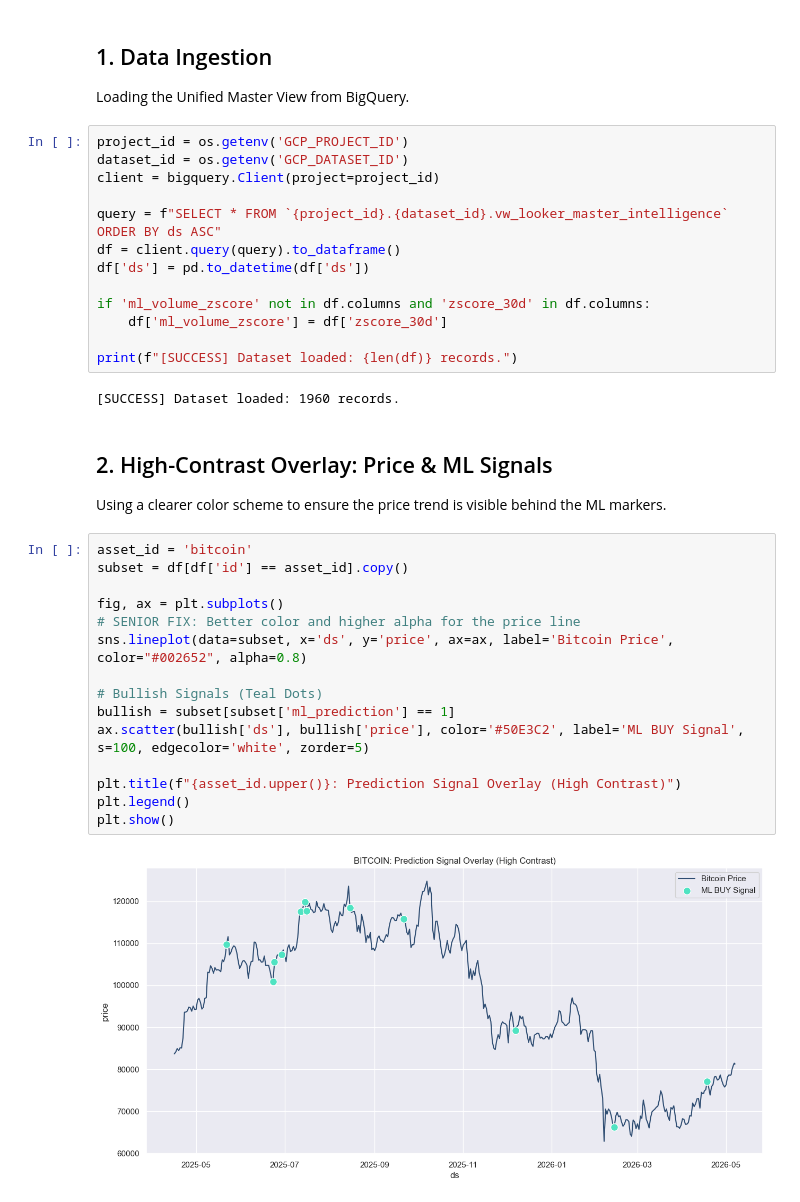
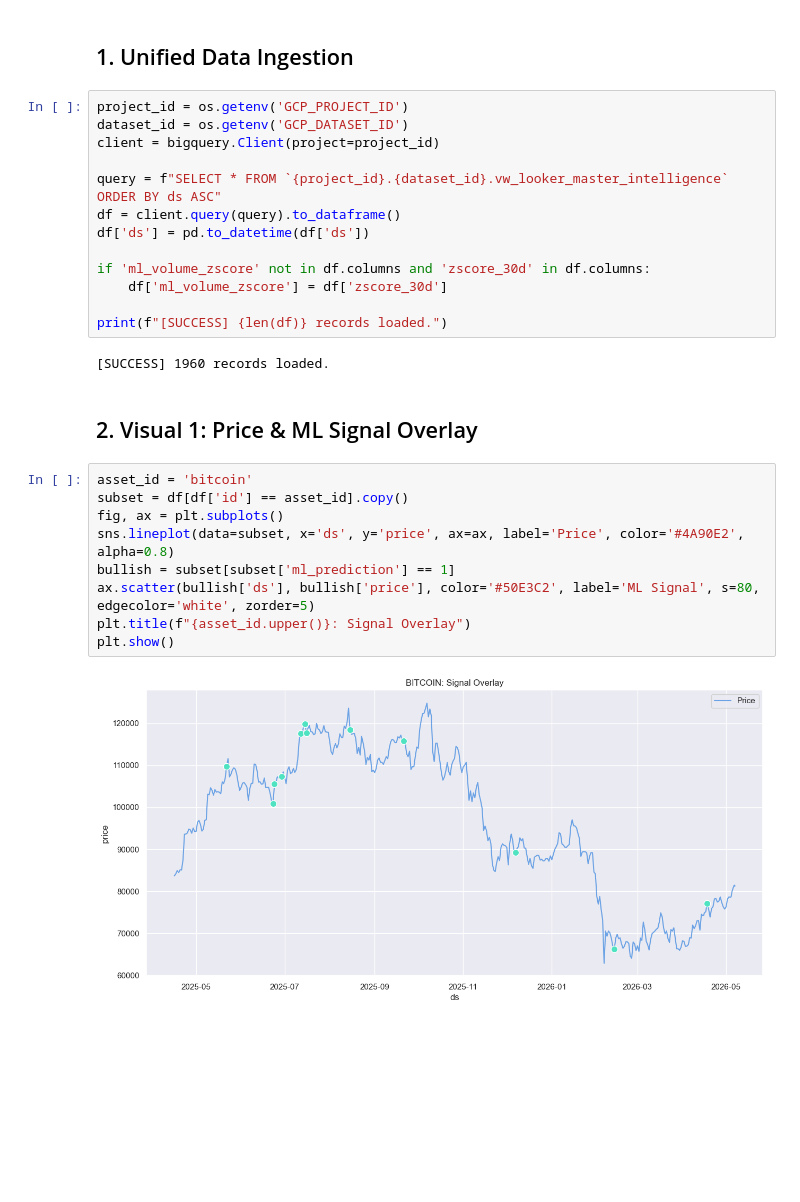
Before and after one commit to jose-cortes-ramos/crypto-ml-predictor, a Jupyter notebook: notebooks/03_dashboard_prototyping.ipynb, the cells around one changed output. Saved outputs shown, nothing was run; the diff lists cells and outputs as text; blank space fills up the shorter version.

```diff
--- a/notebooks/03_dashboard_prototyping.ipynb
+++ b/notebooks/03_dashboard_prototyping.ipynb
@@ -23,6 +27,5 @@ plt.rcParams['figure.figsize'] = [15, 7]
 # %% [markdown]
-## 1. Data Ingestion
-Loading the Unified Master View from BigQuery.
+## 1. Unified Data Ingestion
 # %%
 project_id = os.getenv('GCP_PROJECT_ID')
 dataset_id = os.getenv('GCP_DATASET_ID')
@@ -35,26 +38,19 @@ df['ds'] = pd.to_datetime(df['ds'])
 if 'ml_volume_zscore' not in df.columns and 'zscore_30d' in df.columns:
     df['ml_volume_zscore'] = df['zscore_30d']
 
-print(f"[SUCCESS] Dataset loaded: {len(df)} records.")
+print(f"[SUCCESS] {len(df)} records loaded.")
 # %% [output]
-[SUCCESS] Dataset loaded: 1960 records.
+[SUCCESS] 1960 records loaded.
-# %% [markdown]
-## 2. High-Contrast Overlay: Price & ML Signals
-Using a clearer color scheme to ensure the price trend is visible behind the ML markers.
+# %% [markdown]
+## 2. Visual 1: Price & ML Signal Overlay
 # %%
 asset_id = 'bitcoin'
 subset = df[df['id'] == asset_id].copy()
-
 fig, ax = plt.subplots()
-# SENIOR FIX: Better color and higher alpha for the price line
-sns.lineplot(data=subset, x='ds', y='price', ax=ax, label='Bitcoin Price', color="#002652", alpha=0.8)
-
-# Bullish Signals (Teal Dots)
+sns.lineplot(data=subset, x='ds', y='price', ax=ax, label='Price', color='#4A90E2', alpha=0.8)
 bullish = subset[subset['ml_prediction'] == 1]
-ax.scatter(bullish['ds'], bullish['price'], color='#50E3C2', label='ML BUY Signal', s=100, edgecolor='white', zorder=5)
-
-plt.title(f"{asset_id.upper()}: Prediction Signal Overlay (High Contrast)")
-plt.legend()
+ax.scatter(bullish['ds'], bullish['price'], color='#50E3C2', label='ML Signal', s=80, edgecolor='white', zorder=5)
+plt.title(f"{asset_id.upper()}: Signal Overlay")
 plt.show()
 # %% [output]
-[figure, old version]
+[figure, new version]
```
Also changed, not shown: parts of 17 cells of this notebook, 7 other files.
